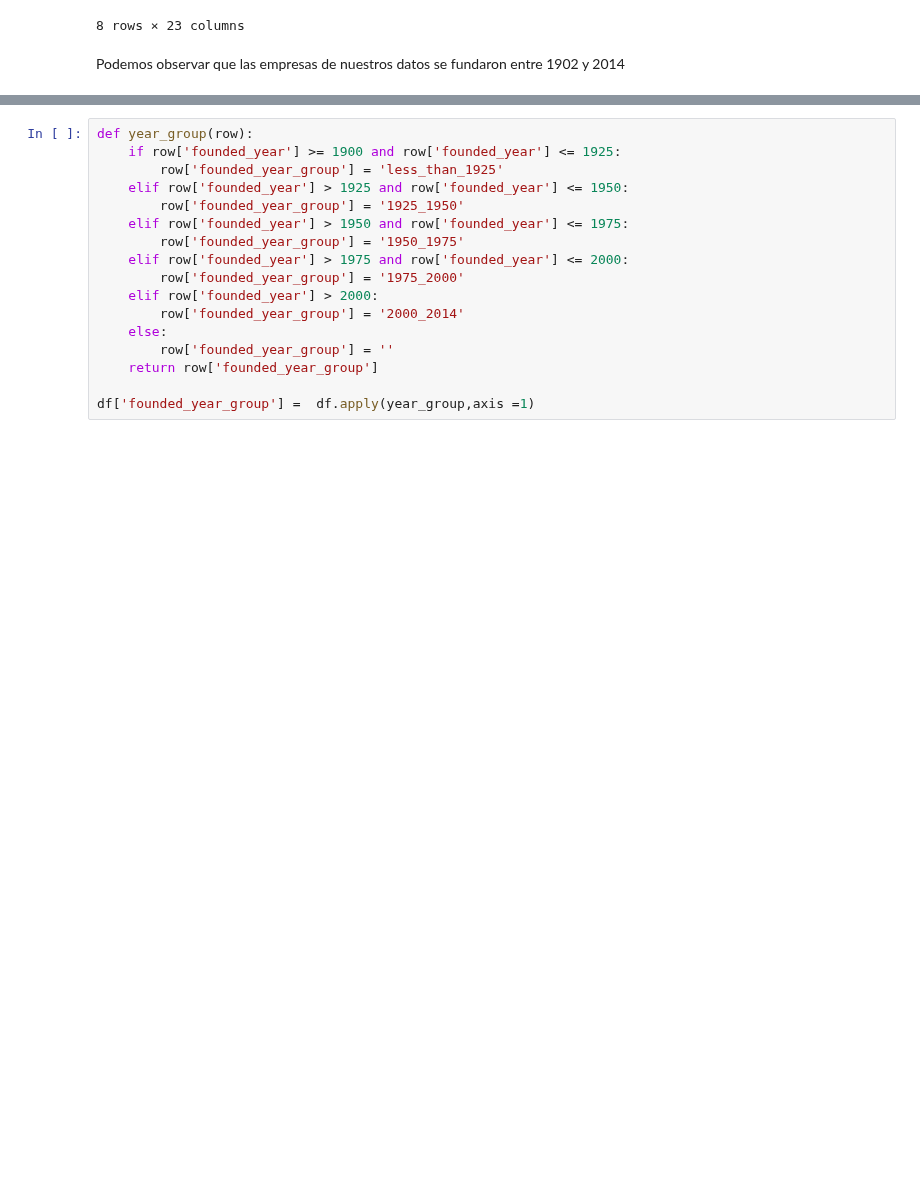
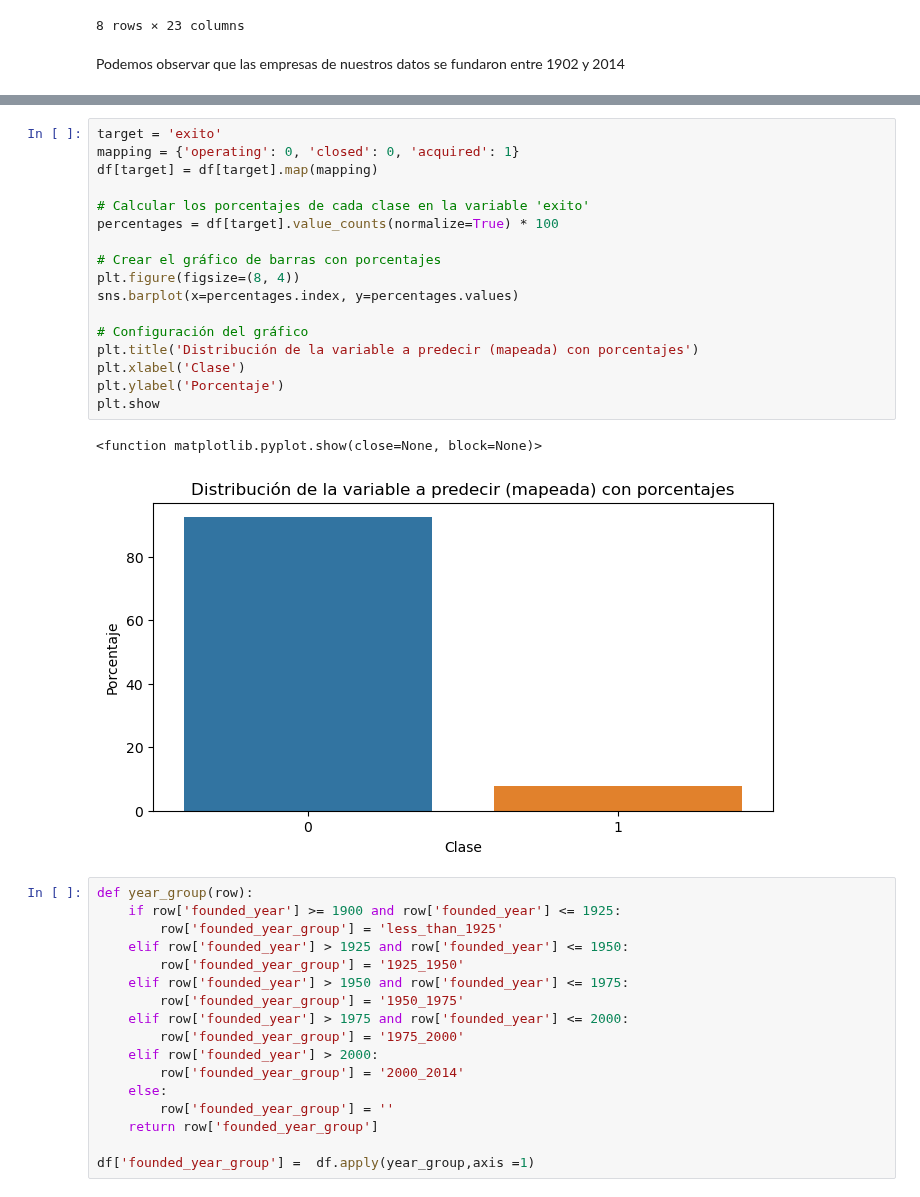
Before and after one commit to martinsoteIo/Predicting_Startup_Acquisitions, a Jupyter notebook: startup_investments_project/startup_investments_classification.ipynb, the cells around one changed output, grey strips where cells are left out. Saved outputs shown, nothing was run; the diff lists cells and outputs as text; blank space fills up the shorter version.

```diff
--- a/startup_investments_project/startup_investments_classification.ipynb
+++ b/startup_investments_project/startup_investments_classification.ipynb
@@ -185,3 +247,23 @@ Podemos observar que las empresas de nuestros datos se fundaron entre 1902 y 201
+# %%
+target = 'exito'
+mapping = {'operating': 0, 'closed': 0, 'acquired': 1}
+df[target] = df[target].map(mapping)
+
+# Calcular los porcentajes de cada clase en la variable 'exito'
+percentages = df[target].value_counts(normalize=True) * 100
+
+# Crear el gráfico de barras con porcentajes
+plt.figure(figsize=(8, 4))
+sns.barplot(x=percentages.index, y=percentages.values)
+
+# Configuración del gráfico
+plt.title('Distribución de la variable a predecir (mapeada) con porcentajes')
+plt.xlabel('Clase')
+plt.ylabel('Porcentaje')
+plt.show
+# %% [output]
+<function matplotlib.pyplot.show(close=None, block=None)>
+[figure, new version]
 # %%
 def year_group(row):
     if row['founded_year'] >= 1900 and row['founded_year'] <= 1925:
```
Also changed, not shown: parts of 19 cells of this notebook.
